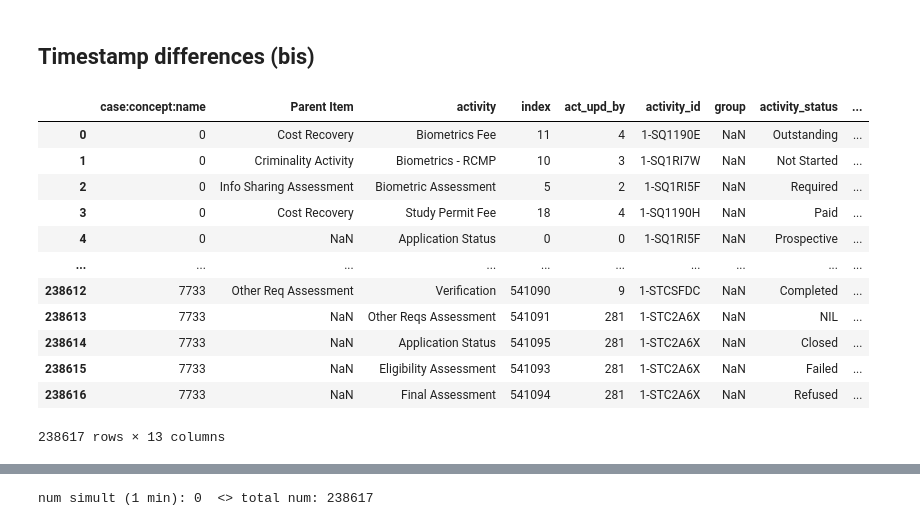
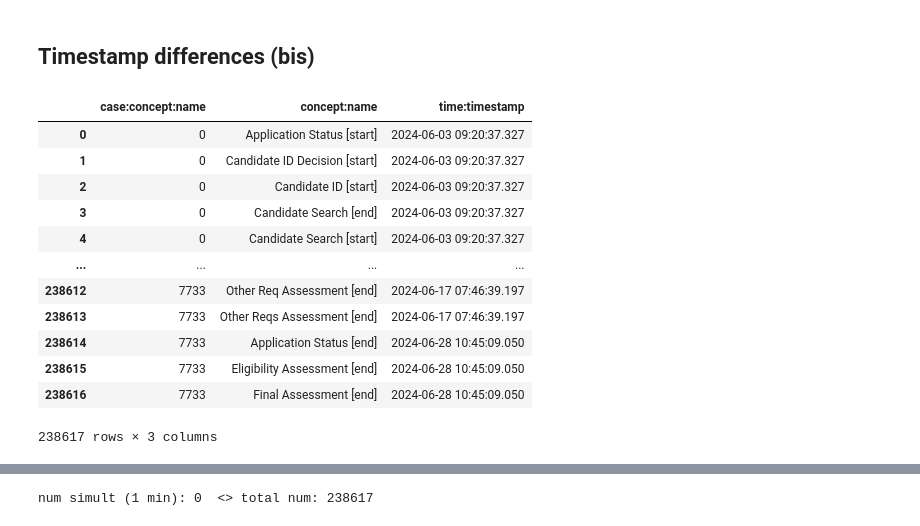
Before and after one commit to ProcessMining-uOttawa/ircc, a Jupyter notebook: ircc-lifecycles-new.ipynb, the cells around one changed output, grey strips where cells are left out. Drawn from its saved outputs; the diff is of its cells as text; code cells hidden in the pictures.

```diff
--- a/ircc-lifecycles-new.ipynb
+++ b/ircc-lifecycles-new.ipynb
@@ -562,21 +483,22 @@ for path in paths:
 ## Timestamp differences (bis)
 # %%
 log = get_log("data/combined_event_log-abstracted2.csv")
+log = log[['case:concept:name', 'concept:name', 'time:timestamp']]
 log
 # %% [output]
-|  | case:concept:name | Parent Item | activity | index | act_upd_by | activity_id | group | activity_status | ... |
-| 0 | 0 | Cost Recovery | Biometrics Fee | 11 | 4 | 1-SQ1190E | NaN | Outstanding | ... |
-| 1 | 0 | Criminality Activity | Biometrics - RCMP | 10 | 3 | 1-SQ1RI7W | NaN | Not Started | ... |
-| 2 | 0 | Info Sharing Assessment | Biometric Assessment | 5 | 2 | 1-SQ1RI5F | NaN | Required | ... |
-| 3 | 0 | Cost Recovery | Study Permit Fee | 18 | 4 | 1-SQ1190H | NaN | Paid | ... |
-| 4 | 0 | NaN | Application Status | 0 | 0 | 1-SQ1RI5F | NaN | Prospective | ... |
-| ... | ... | ... | ... | ... | ... | ... | ... | ... | ... |
-| 238612 | 7733 | Other Req Assessment | Verification | 541090 | 9 | 1-STCSFDC | NaN | Completed | ... |
-| 238613 | 7733 | NaN | Other Reqs Assessment | 541091 | 281 | 1-STC2A6X | NaN | NIL | ... |
-| 238614 | 7733 | NaN | Application Status | 541095 | 281 | 1-STC2A6X | NaN | Closed | ... |
-| 238615 | 7733 | NaN | Eligibility Assessment | 541093 | 281 | 1-STC2A6X | NaN | Failed | ... |
-| 238616 | 7733 | NaN | Final Assessment | 541094 | 281 | 1-STC2A6X | NaN | Refused | ... |
+|  | case:concept:name | concept:name | time:timestamp |
+| 0 | 0 | Application Status [start] | 2024-06-03 09:20:37.327 |
+| 1 | 0 | Candidate ID Decision [start] | 2024-06-03 09:20:37.327 |
+| 2 | 0 | Candidate ID [start] | 2024-06-03 09:20:37.327 |
+| 3 | 0 | Candidate Search [end] | 2024-06-03 09:20:37.327 |
+| 4 | 0 | Candidate Search [start] | 2024-06-03 09:20:37.327 |
+| ... | ... | ... | ... |
+| 238612 | 7733 | Other Req Assessment [end] | 2024-06-17 07:46:39.197 |
+| 238613 | 7733 | Other Reqs Assessment [end] | 2024-06-17 07:46:39.197 |
+| 238614 | 7733 | Application Status [end] | 2024-06-28 10:45:09.050 |
+| 238615 | 7733 | Eligibility Assessment [end] | 2024-06-28 10:45:09.050 |
+| 238616 | 7733 | Final Assessment [end] | 2024-06-28 10:45:09.050 |
-238617 rows × 13 columns
+238617 rows × 3 columns
 # %%
 from mine_utils import get_time_diff
 
```
Also changed, not shown: parts of 22 cells of this notebook, 11 other files.
